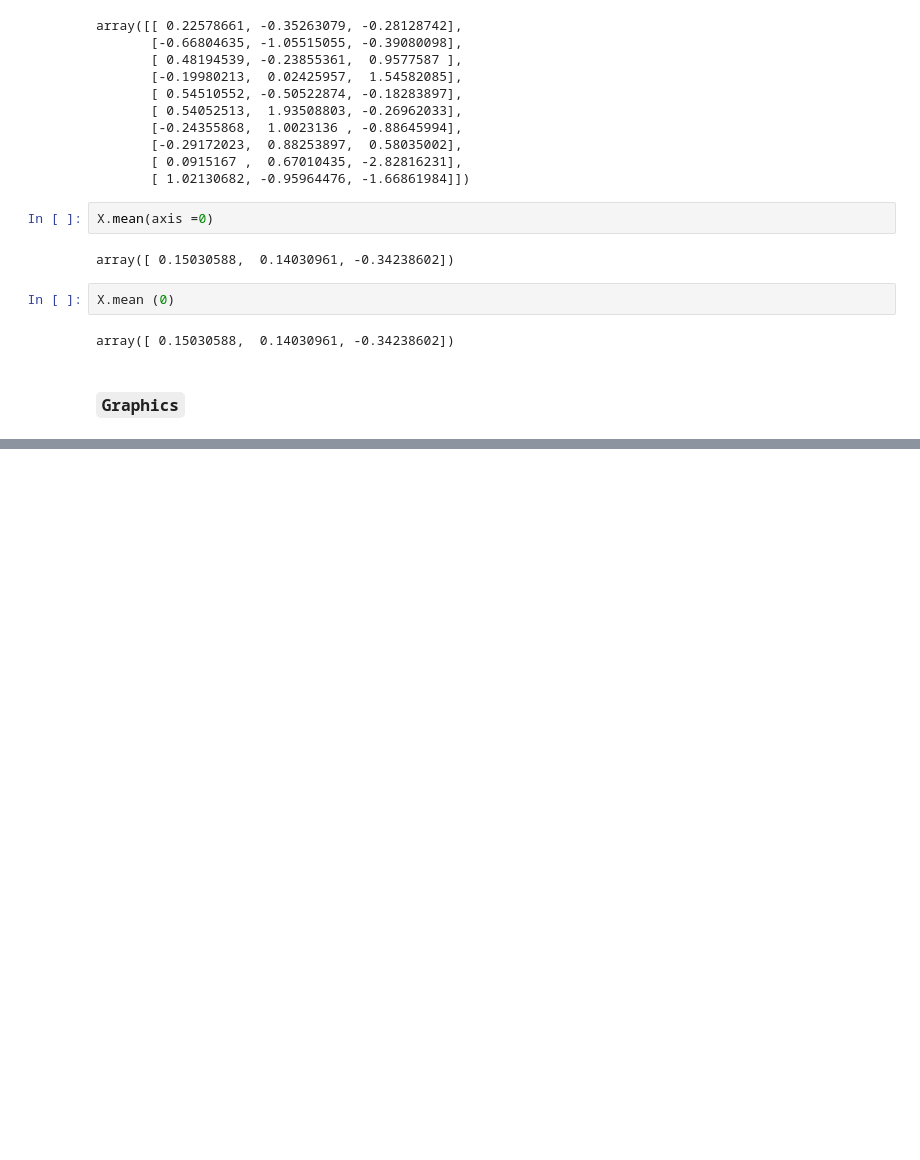
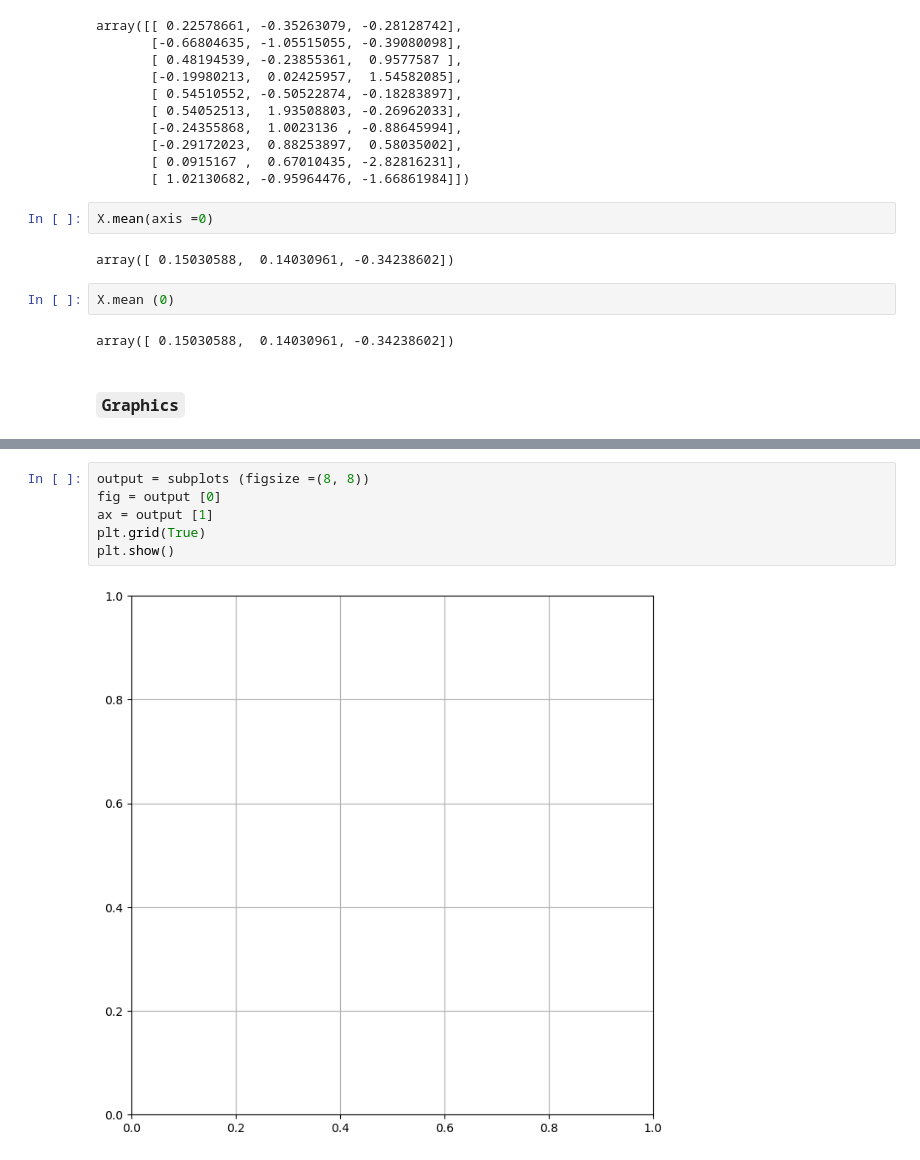
Before and after one commit to joakor89/An-Introduction-to-Statistical-Learning, a Jupyter notebook: chap_02/02_SL.ipynb, the cells around one changed output, grey strips where cells are left out. Drawn from its saved outputs; the diff is of its cells as text; blank space fills up the shorter version.

```diff
--- a/chap_02/02_SL.ipynb
+++ b/chap_02/02_SL.ipynb
@@ -264,0 +275,8 @@ array([ 0.15030588,  0.14030961, -0.34238602])
+# %%
+output = subplots (figsize =(8, 8))
+fig = output [0]
+ax = output [1]
+plt.grid(True)
+plt.show()
+# %% [output]
+[figure, added]
```
Also changed, not shown: parts of 18 cells of this notebook, 3 other files.
